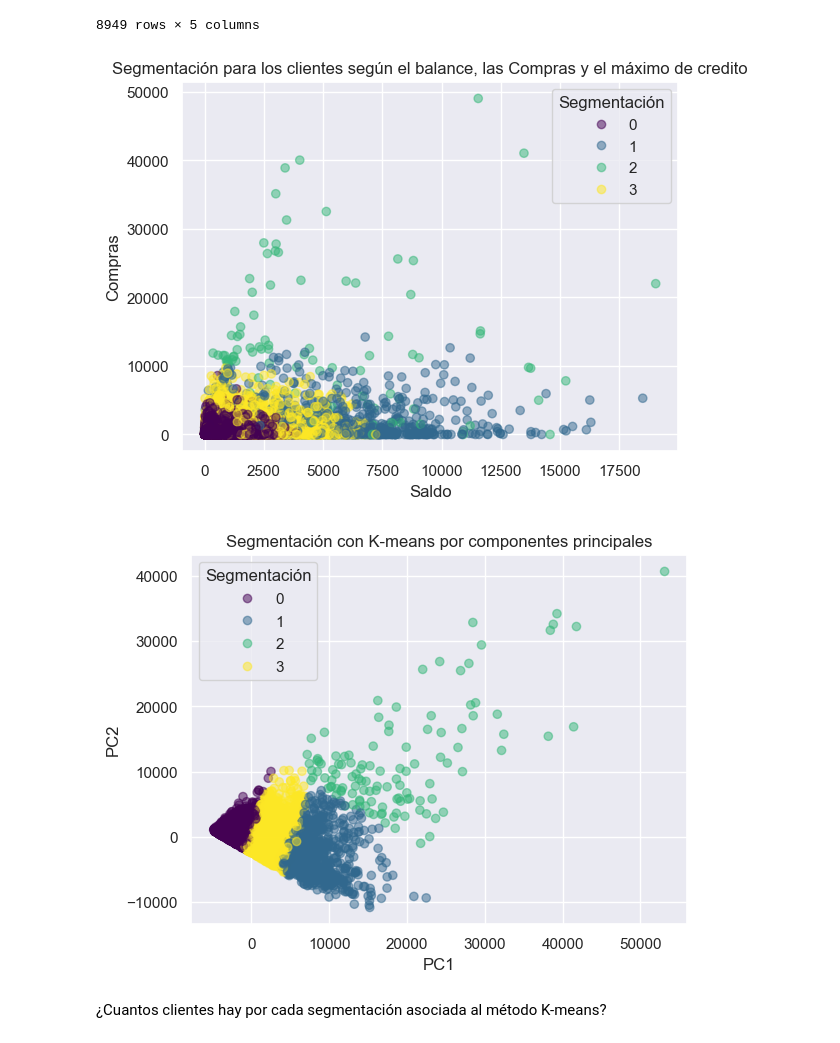
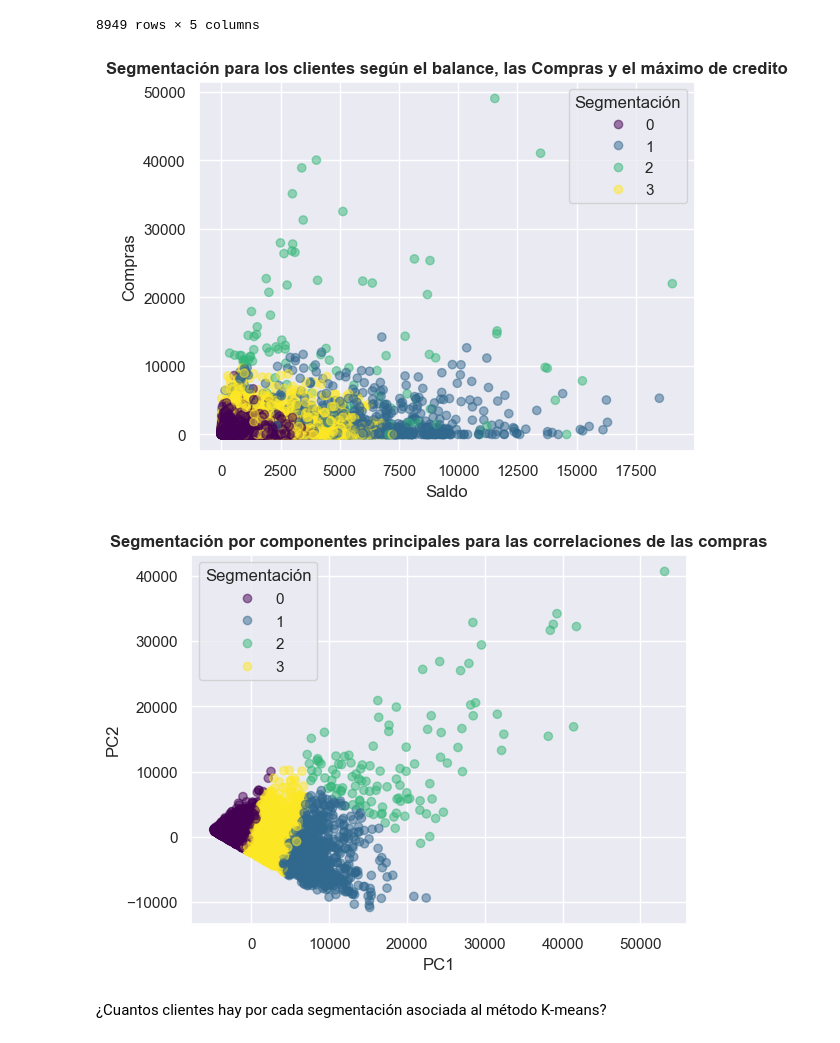
Before and after one commit to andromedalactea/Credit_Cards_Analytics, a Jupyter notebook: Analisis_exploratorio.ipynb, the cells around one changed output. Drawn from its saved outputs; the diff is of its cells as text; code cells hidden in the pictures.

Commit message:
Extrayendo información para el Dasahboard

```diff
--- a/Analisis_exploratorio.ipynb
+++ b/Analisis_exploratorio.ipynb
@@ -234,31 +235,31 @@ data_credit_cards[['BALANCE', 'PURCHASES', 'CREDIT_LIMIT', 'PAYMENTS', 'Cluster'
 # %%
 
 
 # Ejecutar el algoritmo K-means
 kmeans = KMeans(n_clusters=4, random_state=42)
 kmeans.fit(data)
 
 # Obtener las etiquetas de cluster asignadas a cada punto de datos
 labels = kmeans.labels_
 
 # Obtener las coordenadas de los centroides de cada cluster
 centroids = kmeans.cluster_centers_
 
 # Crear un gráfico de dispersión coloreando los puntos según los clusters
 scatter = plt.scatter(data['BALANCE'], data['PURCHASES'], c=labels, cmap='viridis',alpha=0.5)
 #plt.scatter(centroids[:, 0], centroids[:, 1], marker='x', color='red')
 
 # Crear la leyenda
 legend_labels = [f'{i}' for i in range(len(centroids))]
 plt.legend(handles=scatter.legend_elements()[0], labels=legend_labels,title='Segmentación')
 
 plt.xlabel('Saldo')
 plt.ylabel('Compras')
-plt.title('Segmentación para los clientes según el balance, las Compras y el máximo de credito')
+plt.title('Segmentación para los clientes según el balance, las Compras y el máximo de credito',fontweight='bold')
 
 plt.show()
 # %% [output]
-[figure, old version]
+[figure, new version]
 # %%
 
 # Ejecutar el algoritmo K-means
@@ -276,7 +277,7 @@ data_pca = pca.fit_transform(data)
 scatter = plt.scatter(data_pca[:, 0], data_pca[:, 1], c=labels, cmap='viridis',alpha=0.5)
 plt.xlabel('PC1')
 plt.ylabel('PC2')
-plt.title('Segmentación con K-means por componentes principales')
+plt.title('Segmentación por componentes principales para las correlaciones de las compras',fontweight='bold')
 
 # Obtener los handles y etiquetas de la leyenda
 handles, labels = scatter.legend_elements()
@@ -286,7 +287,7 @@ plt.legend(handles, labels, title='Segmentación')
 
 plt.show()
 # %% [output]
-[figure, old version]
+[figure, new version]
 # %% [markdown]
 ¿Cuantos clientes hay por cada segmentación asociada al método K-means?
 # %%
```
Also changed, not shown: parts of 9 cells of this notebook, 12 other files.
